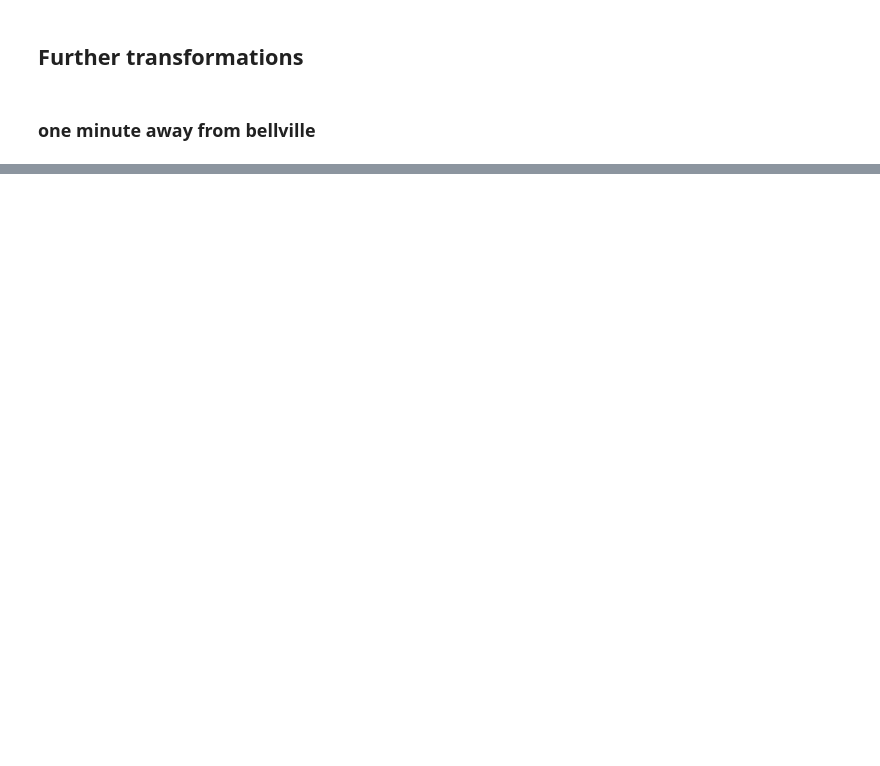
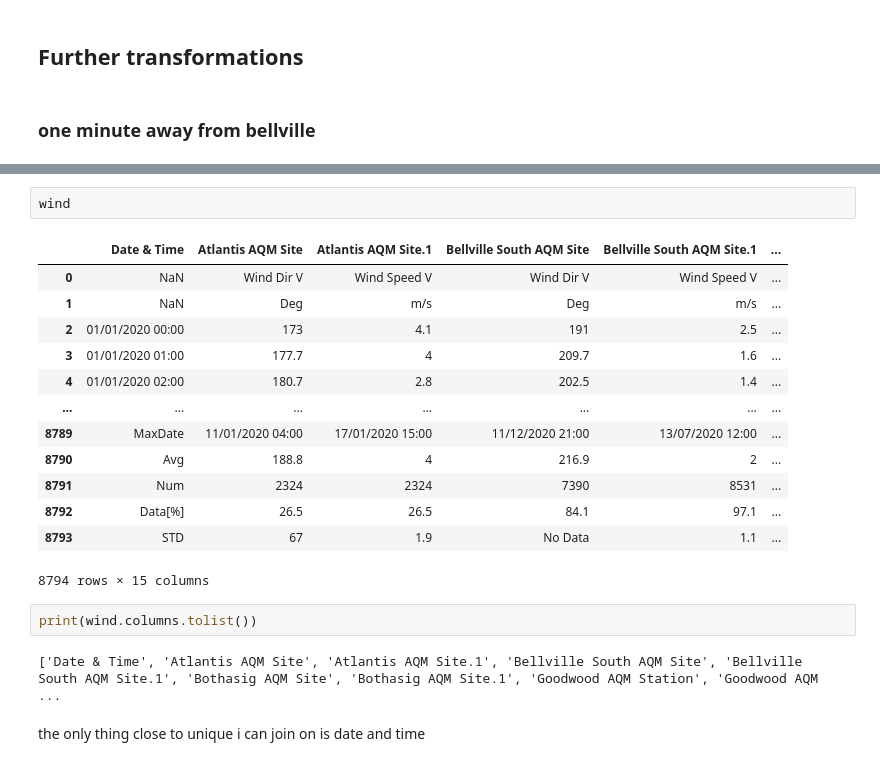
Before and after one commit to cityofcapetown/ds_code_challenge, a Jupyter notebook: awsbucket.ipynb, the cells around one changed output, grey strips where cells are left out. Saved outputs shown, nothing was run; the diff lists cells and outputs as text; blank space fills up the shorter version.

```diff
--- a/awsbucket.ipynb
+++ b/awsbucket.ipynb
@@ -321,0 +480,22 @@ print(f"{len(merged_df4)} rows in joined data are also in validation extract")
+# %%
+wind
+# %% [output]
+|  | Date & Time | Atlantis AQM Site | Atlantis AQM Site.1 | Bellville South AQM Site | Bellville South AQM Site.1 | ... |
+| 0 | NaN | Wind Dir V | Wind Speed V | Wind Dir V | Wind Speed V | ... |
+| 1 | NaN | Deg | m/s | Deg | m/s | ... |
+| 2 | 01/01/2020 00:00 | 173 | 4.1 | 191 | 2.5 | ... |
+| 3 | 01/01/2020 01:00 | 177.7 | 4 | 209.7 | 1.6 | ... |
+| 4 | 01/01/2020 02:00 | 180.7 | 2.8 | 202.5 | 1.4 | ... |
+| ... | ... | ... | ... | ... | ... | ... |
+| 8789 | MaxDate | 11/01/2020 04:00 | 17/01/2020 15:00 | 11/12/2020 21:00 | 13/07/2020 12:00 | ... |
+| 8790 | Avg | 188.8 | 4 | 216.9 | 2 | ... |
+| 8791 | Num | 2324 | 2324 | 7390 | 8531 | ... |
+| 8792 | Data[%] | 26.5 | 26.5 | 84.1 | 97.1 | ... |
+| 8793 | STD | 67 | 1.9 | No Data | 1.1 | ... |
+8794 rows × 15 columns
+# %%
+print(wind.columns.tolist())
+# %% [output]
+['Date & Time', 'Atlantis AQM Site', 'Atlantis AQM Site.1', 'Bellville South AQM Site', 'Bellville South AQM Site.1', 'Bothasig AQM Site', 'Bothasig AQM Site.1', 'Goodwood AQM Station', 'Goodwood AQM  ...
+# %% [markdown]
+the only thing close to unique i can join on is date and time
```
Also changed, not shown: parts of 60 cells of this notebook.
